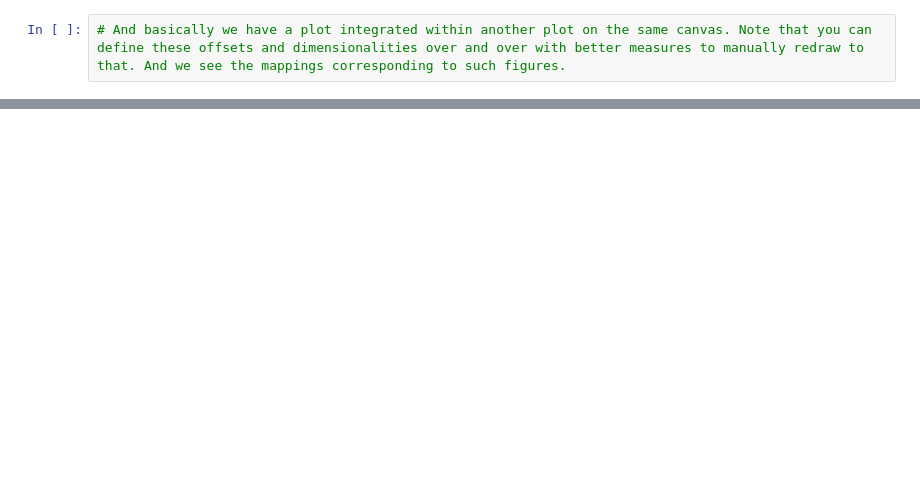
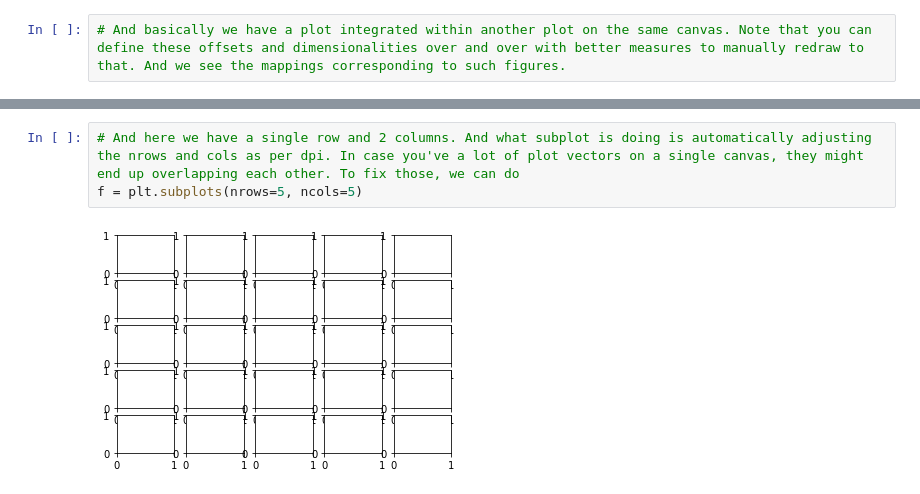
Before and after one commit to probe2k/webinar-2.0, a Jupyter notebook: crashcourse.ipynb, the cells around one changed output, grey strips where cells are left out. Drawn from its saved outputs; the diff is of its cells as text; blank space fills up the shorter version.

```diff
--- a/crashcourse.ipynb
+++ b/crashcourse.ipynb
@@ -1080,0 +1097,5 @@ a2.plot(y, x)
+# %%
+# And here we have a single row and 2 columns. And what subplot is doing is automatically adjusting the nrows and cols as per dpi. In case you've a lot of plot vectors on a single canvas, they might end up overlapping each other. To fix those, we can do
+f = plt.subplots(nrows=5, ncols=5)
+# %% [output]
+[figure, added]
```
Also changed, not shown: parts of 11 cells of this notebook.
